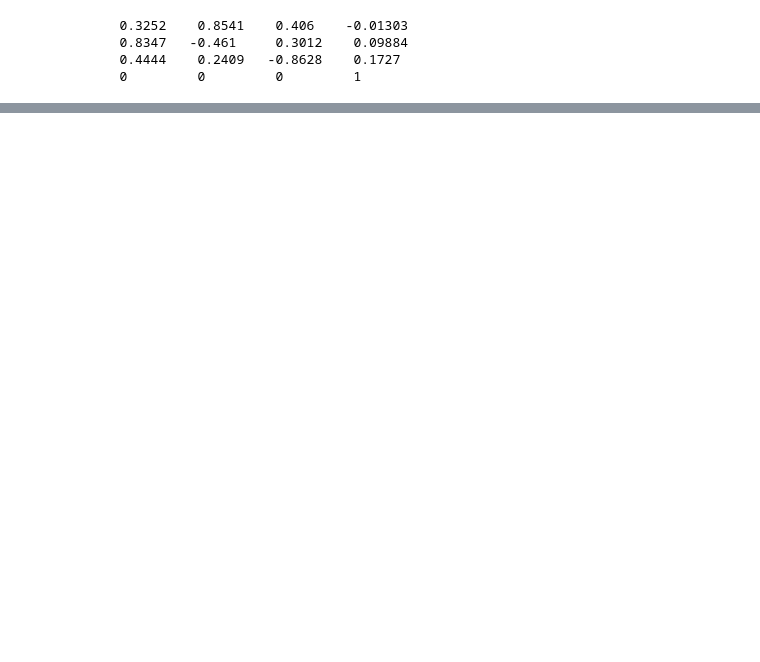
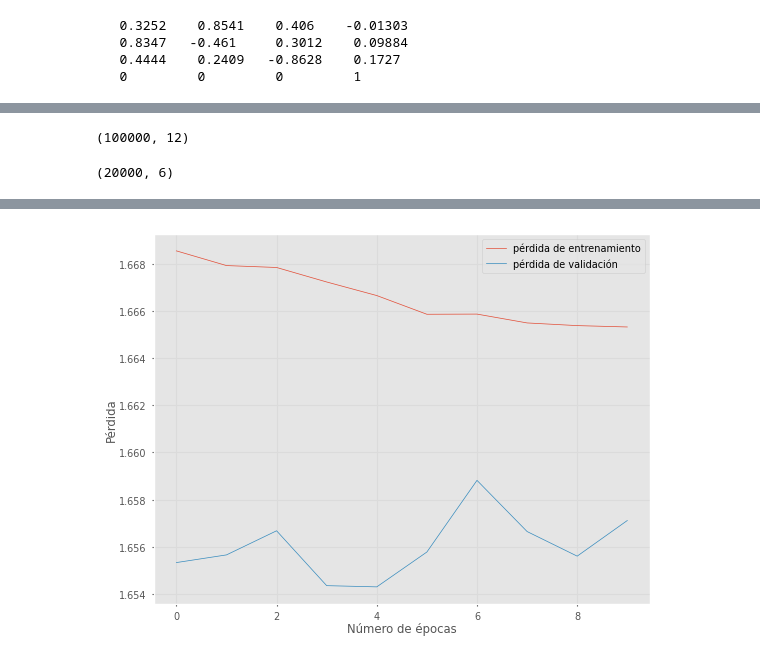
Before and after one commit to jhon954/InverseKinematicwithDeepNeuralNetworks, a Jupyter notebook: ik_dnn.ipynb, the cells around one changed output, grey strips where cells are left out. Drawn from its saved outputs; the diff is of its cells as text; code cells hidden in the pictures; blank space fills up the shorter version.

```diff
--- a/ik_dnn.ipynb
+++ b/ik_dnn.ipynb
@@ -398,0 +587,7 @@ tensor([[-0.4251,  0.0102, -0.0554],
+# %%
+datarp.shape
+# %% [output]
+(100000, 12)
+# %%
+X = data.loc[:, ['Roll', 'Pitch', 'Yaw', 'X', 'Y', 'Z']]
+y = data.loc[:,['Q1', 'Q2', 'Q3', 'Q4', 'Q5', 'Q6']]
@@ -398,0 +599,47 @@ tensor([[-0.4251,  0.0102, -0.0554],
+# %%
+
+# Definición de las entradas
+input_rp = tf.keras.layers.Input(shape=(3,), name='input_rp')
+input_xyz = tf.keras.layers.Input(shape=(3,), name='input_xyz')
+
+# Capas ocultas
+dense_rp1 = tf.keras.layers.Dense(128, activation=tf.keras.layers.ELU(alpha=0.01), name='dense_rp1')(input_rp)
+dense_rp1 = tf.keras.layers.Dropout(0.2)(dense_rp1) # Capa de dropout para input_rp
+dense_rp2 = tf.keras.layers.Dense(256, activation=tf.keras.layers.ELU(alpha=0.01), name='dense_rp2')(dense_rp1)
+dense_rp2 = tf.keras.layers.Dropout(0.2)(dense_rp2) # Capa de dropout para input_rp
+dense_rp3 = tf.keras.layers.Dense(512, activation=tf.keras.layers.ELU(alpha=0.01), name='dense_rp3')(dense_rp2)
+dense_rp3 = tf.keras.layers.Dropout(0.2)(dense_rp3) # Capa de dropout para input_rp
+
+dense_xyz1 = tf.keras.layers.Dense(128, activation=tf.keras.layers.ELU(alpha=0.01), name='dense_xyz1')(input_xyz)
+dense_xyz1 = tf.keras.layers.Dropout(0.2)(dense_xyz1) # Capa de dropout para input_xyz
+dense_xyz2 = tf.keras.layers.Dense(256, activation=tf.keras.layers.ELU(alpha=0.01), name='dense_xyz2')(dense_xyz1)
+dense_xyz2 = tf.keras.layers.Dropout(0.2)(dense_xyz2) # Capa de dropout para input_xyz
+dense_xyz3 = tf.keras.layers.Dense(512, activation=tf.keras.layers.ELU(alpha=0.01), name='dense_xyz3')(dense_xyz2)
+dense_xyz3 = tf.keras.layers.Dropout(0.2)(dense_xyz3) # Capa de dropout para input_xyz
+
+# Concatenación de las capas ocultas
+concat = tf.keras.layers.Concatenate(name='concat')([dense_rp2, dense_xyz2])
+
+# Capa de salida
+output = tf.keras.layers.Dense(6, activation='linear', name='output')(concat)
+
+# Definición del modelo
+model = tf.keras.models.Model(inputs=[input_rp, input_xyz], outputs=output)
+
+model.compile(loss='mse', optimizer=tf.keras.optimizers.Adam(learning_rate=0.001), metrics=['mse', 'accuracy'])
+# %%
+X_test.shape
+# %% [output]
+(20000, 6)
+# %%
+checkpoint_callback = tf.keras.callbacks.ModelCheckpoint(filepath='weightsT1.h5',
+                                       monitor='val_loss', save_best_only=True)
+
+history = model.fit([X_train[['Roll', 'Pitch', 'Yaw']].values, X_train[['X', 'Y', 'Z']].values], y_train.values, batch_size=128,epochs=10, validation_split=0.2, callbacks=[checkpoint_callback])
+plt.plot(history.history['loss'], label='pérdida de entrenamiento')
+plt.plot(history.history['val_loss'], label='pérdida de validación')
+plt.xlabel('Número de épocas')
+plt.ylabel('Pérdida')
+plt.legend()
+plt.show()
+# %% [output]
@@ -398,0 +666 @@ tensor([[-0.4251,  0.0102, -0.0554],
+[figure, added]
```
Also changed, not shown: parts of 74 cells of this notebook, 10 other files.
